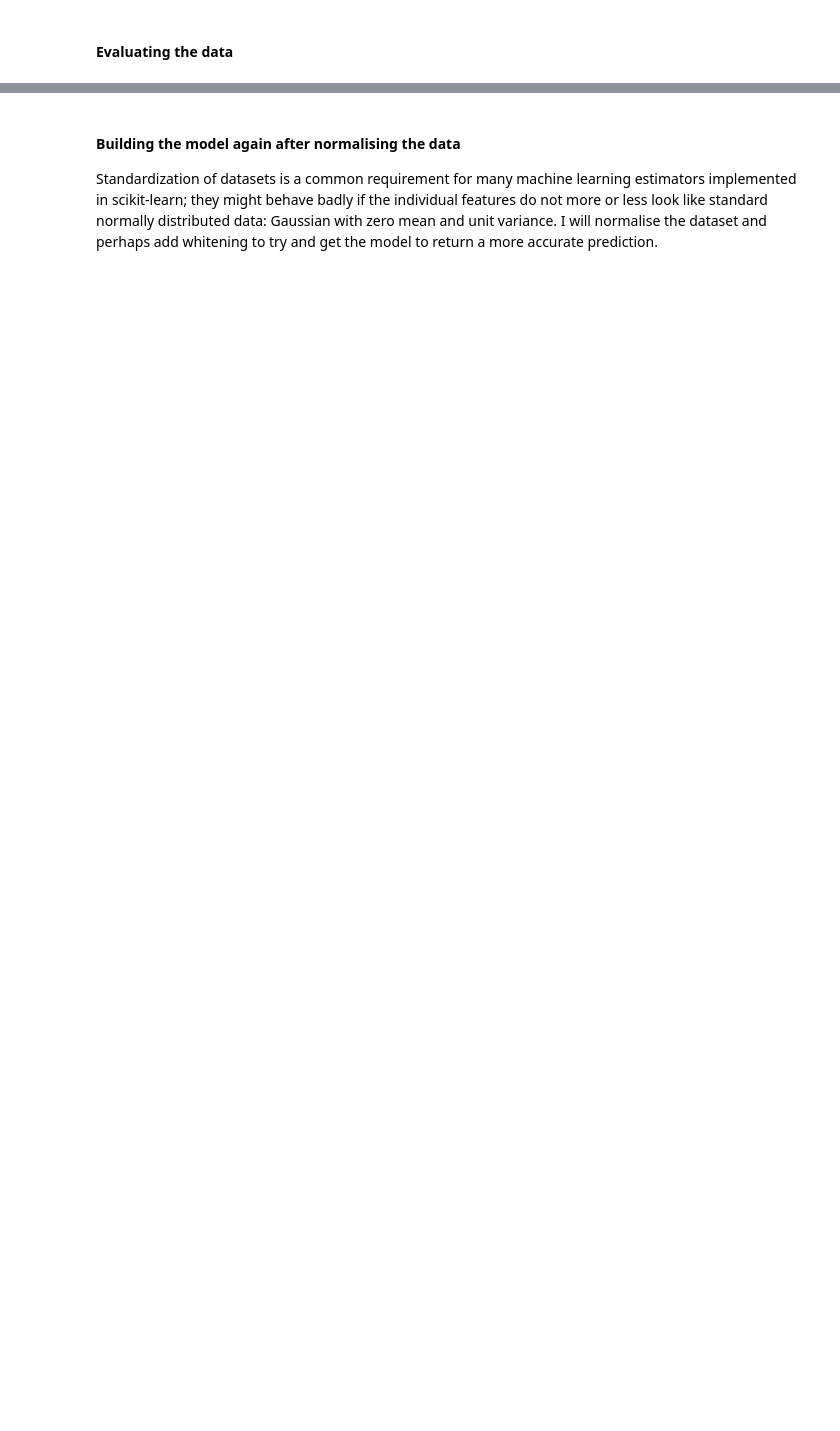
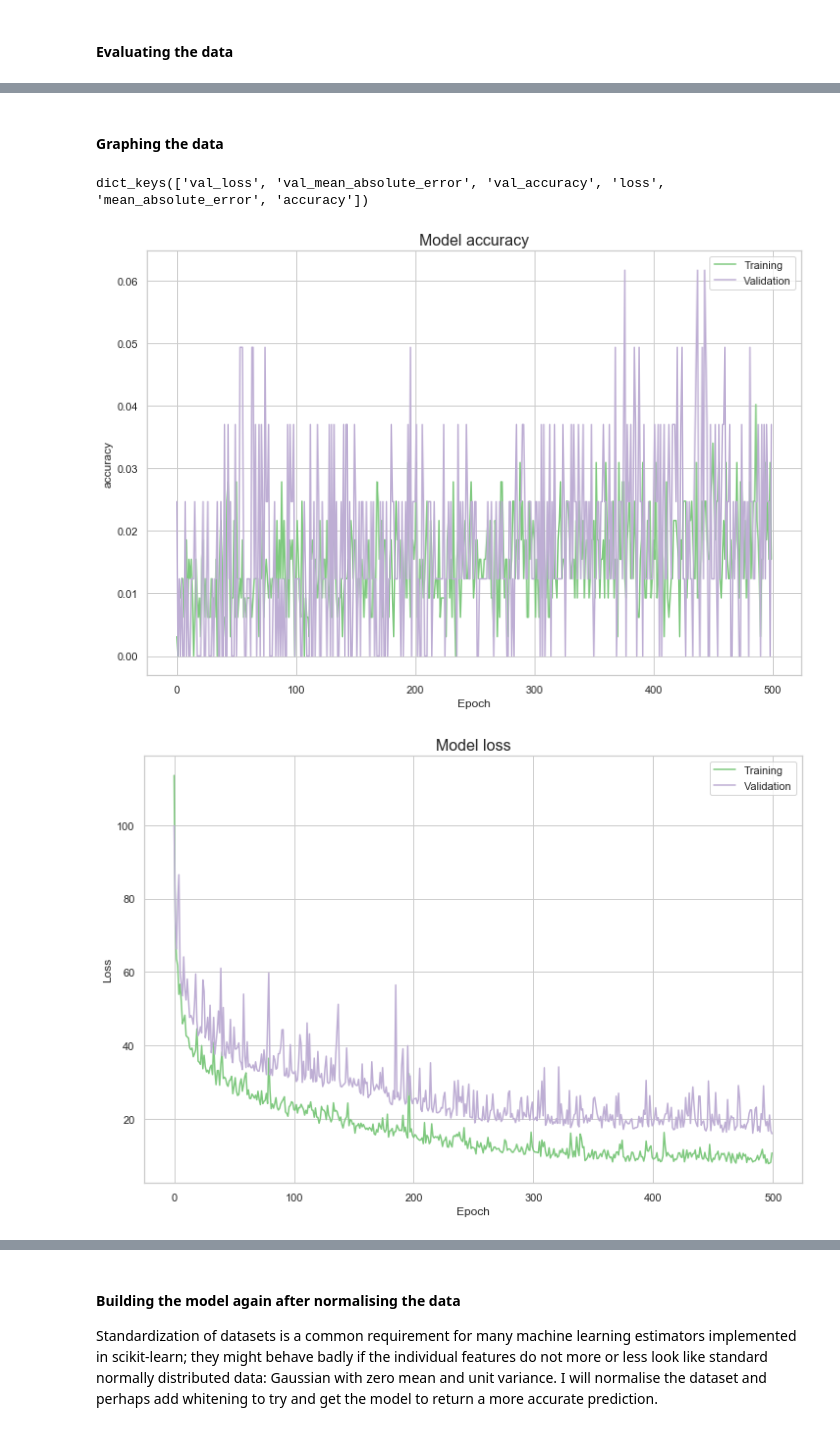
Before and after one commit to TommyVaughan/Boston-House-Prices, a Jupyter notebook: Machine Learning & Statistics - Boston House Prices.ipynb, the cells around one changed output, grey strips where cells are left out. Saved outputs shown, nothing was run; the diff lists cells and outputs as text; code cells hidden in the pictures; blank space fills up the shorter version.

Commit message:
Added Graphs

```diff
--- a/Machine Learning & Statistics - Boston House Prices.ipynb
+++ b/Machine Learning & Statistics - Boston House Prices.ipynb
@@ -368,7 +366,7 @@ Once the layers are added the model can be compiled. This takles two paramaters,
 
 # Keeping the MSE loss compiler for the model  but I will test out a few of the optimizer options.
 
-m.compile(optimizer='Adam', loss='mean_squared_error')
+m.compile(optimizer='Adam', loss='mean_squared_error', metrics=['mean_absolute_error', 'accuracy'])
 #m.compile(optimizer='sgd', loss='mean_squared_error')
 #m.compile(optimizer='Adadelta', loss='mean_squared_error')
 # %% [markdown]
@@ -384,8 +382,8 @@ The next tep is to spilt the data into training and testing data. I am splitting
 # %%
 inputs_train, inputs_test, outputs_train, outputs_test = mod.train_test_split(inputs, outputs, test_size=0.2)
 # %%
-#train model
-m.fit(inputs_train, outputs_train, validation_split=0.2, epochs=500, batch_size=10)
+#train model and keep history for graphing purposes
+history = m.fit(inputs_train, outputs_train, validation_split=0.2, epochs=500, batch_size=10)
 # %% [output]
 Train on 323 samples, validate on 81 samples
 Epoch 1/500
@@ -442 +439,32 @@ m.evaluate(inputs_test, outputs_test) # Calculating the loss function
+# %% [markdown]
+#### Graphing the data
+# %%
+print(history.history.keys())
+# %% [output]
+dict_keys(['val_loss', 'val_mean_absolute_error', 'val_accuracy', 'loss', 'mean_absolute_error', 'accuracy'])
+# %%
+# Plot training & validation accuracy values
+# Code for graphs adapted from https://machinelearningmastery.com/display-deep-learning-model-training-history-in-keras/
+sns.set(style="whitegrid", palette="Accent", rc={'figure.figsize':(12,8)})
+
+plt.plot(history.history['accuracy'])
+plt.plot(history.history['val_accuracy'])
+plt.title('Model accuracy', fontsize=16)
+
+plt.ylabel('accuracy')
+plt.xlabel('Epoch')
+plt.legend(['Training', 'Validation'], loc='upper right')
+plt.show()
+
+# Plot training & validation loss values
+plt.plot(history.history['loss'])
+plt.plot(history.history['val_loss'])
+plt.title('Model loss', fontsize=16)
+plt.ylabel('Loss')
+plt.xlabel('Epoch')
+plt.legend(['Training', 'Validation'], loc='upper right')
+plt.show()
+# %% [output]
+[figure, added]
+[figure, added]
 # %% [markdown]
```
Also changed, not shown: parts of 32 cells of this notebook.
